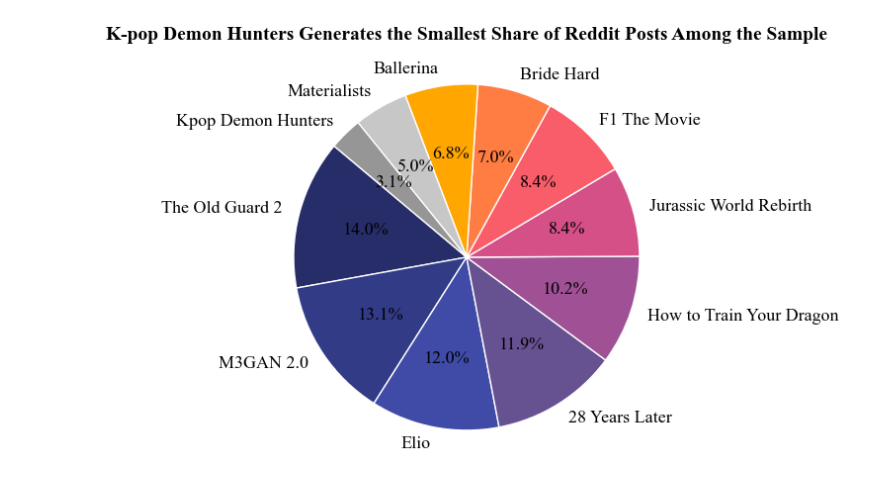
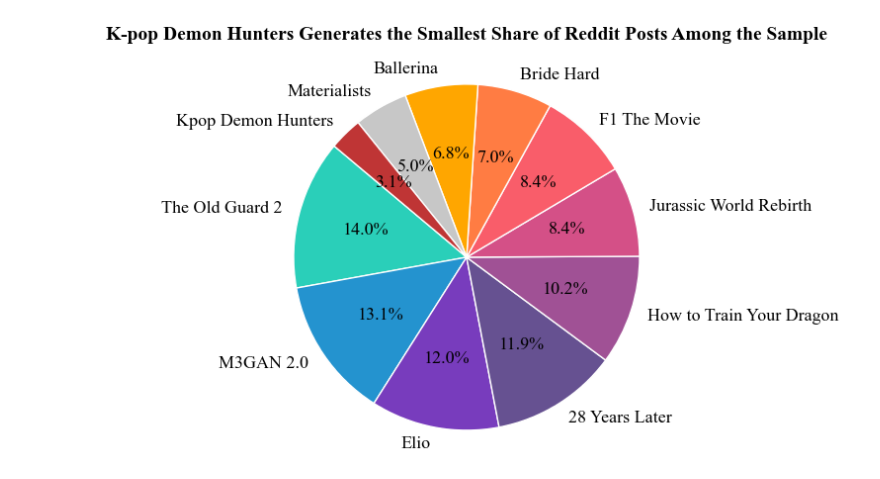
Before and after one commit to wbohanw/COMP370FinalProj, a Jupyter notebook: utils/report_plots/coverage_proportions.ipynb, the cells around one changed output. Saved outputs shown, nothing was run; the diff lists cells and outputs as text; code cells hidden in the pictures.

```diff
--- a/utils/report_plots/coverage_proportions.ipynb
+++ b/utils/report_plots/coverage_proportions.ipynb
@@ -19,9 +19,9 @@ plt.rcParams['font.family'] = 'Times New Roman'
 
 # Muted professional palette
 colors = [
-    "#262D68", "#323B86", "#404BA7", "#665191", "#a05195",
+    "#2ACFB9", "#2493CF", "#783CBD", "#665191", "#a05195",
     "#d45087", "#f95d6a", "#ff7c43", "#ffa600",
-    "#c7c7c7", "#969696"
+    "#c7c7c7", "#BF3535"
 ]
 
 fig, ax = plt.subplots(figsize=(8, 5))
@@ -29,31 +29,31 @@ fig, ax = plt.subplots(figsize=(8, 5))
 ax.pie(
     movie_counts,
     radius=0.75,
     labels=movie_counts.index,
     autopct='%1.1f%%',
     startangle=140,
     colors=colors[:len(movie_counts)],
     wedgeprops={'edgecolor': 'white', 'linewidth': 1},
     textprops={'fontsize': 13}
 )
 
 # Main title
 ax.set_title(
     "K-pop Demon Hunters Generates the Smallest Share of Reddit Posts Among the Sample",
     fontsize=14,
     pad=20,
     weight='bold'
 )
 
 ax.axis('equal')
 
 # Save before showing
 plt.savefig(
     r"C:\Users\Default\Desktop\COMP370FinalProj\data\plot_data\movie_post_distribution_pie_chart.png",
     dpi=300,
     bbox_inches='tight'
 )
 
 plt.show()
 # %% [output]
-[figure, old version]
+[figure, new version]
```
Also changed, not shown: 5 other files.
